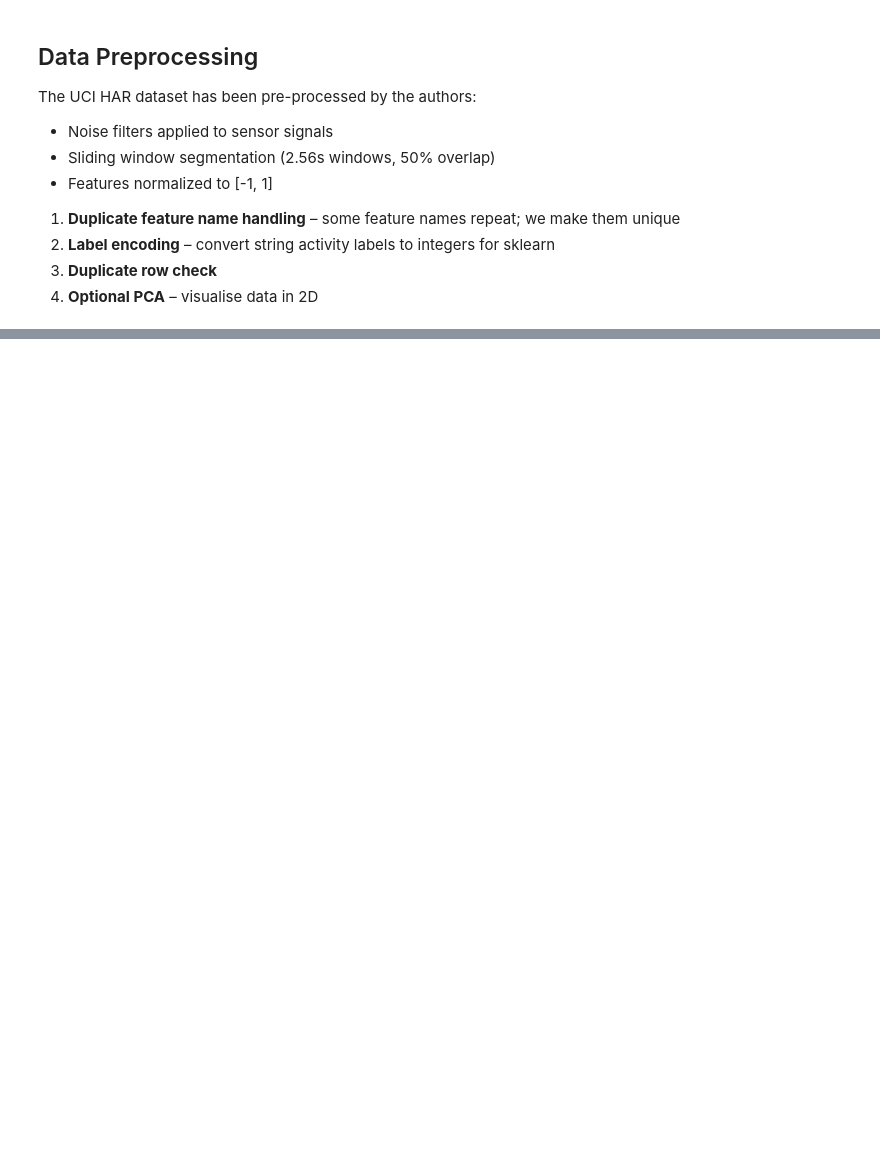
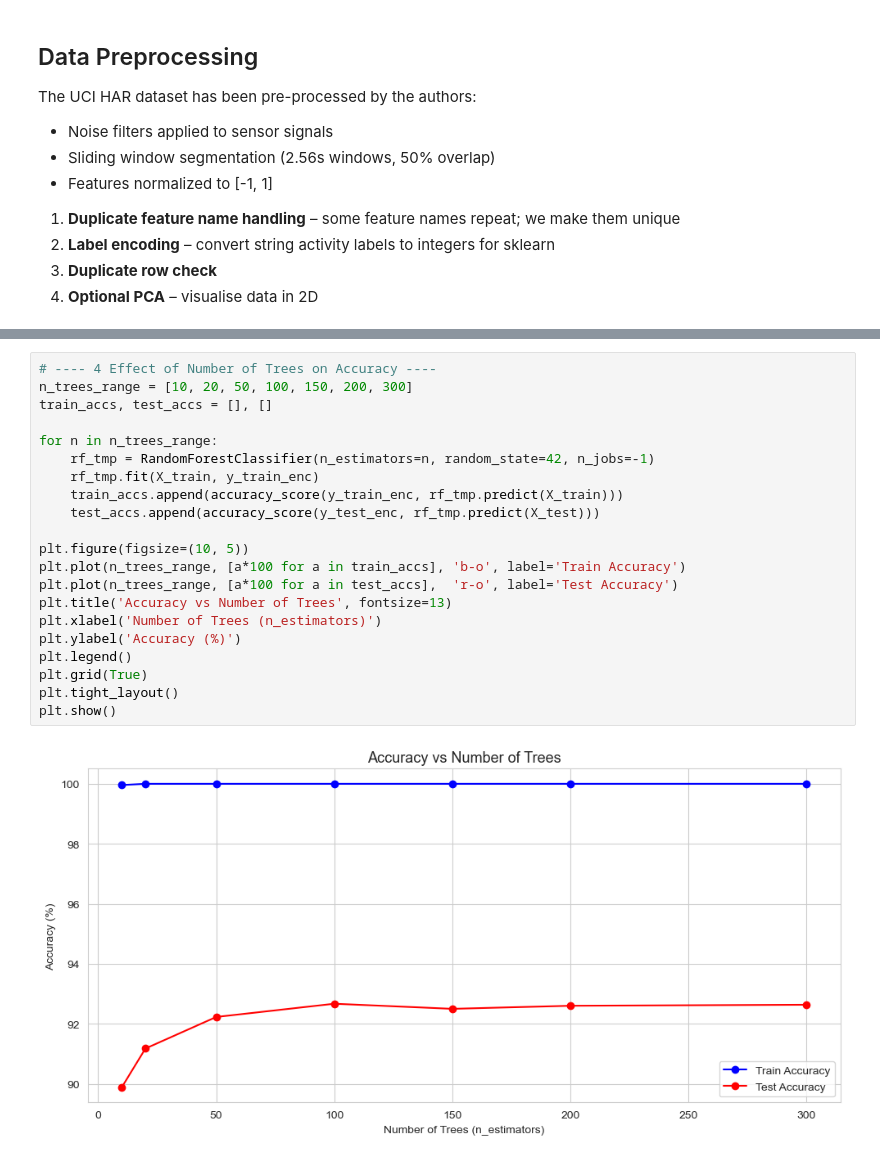
Before and after one commit to KavindiPathiraja/Machine-Learning-Assignment-, a Jupyter notebook: Random_Forest.ipynb, the cells around one changed output, grey strips where cells are left out. Drawn from its saved outputs; the diff is of its cells as text; blank space fills up the shorter version.

```diff
--- a/Random_Forest.ipynb
+++ b/Random_Forest.ipynb
@@ -217,0 +369,23 @@ print(f"Total variance explained by 2 PCs: {sum(pca.explained_variance_ratio_)*1
+# %%
+# ---- 4 Effect of Number of Trees on Accuracy ----
+n_trees_range = [10, 20, 50, 100, 150, 200, 300]
+train_accs, test_accs = [], []
+
+for n in n_trees_range:
+    rf_tmp = RandomForestClassifier(n_estimators=n, random_state=42, n_jobs=-1)
+    rf_tmp.fit(X_train, y_train_enc)
+    train_accs.append(accuracy_score(y_train_enc, rf_tmp.predict(X_train)))
+    test_accs.append(accuracy_score(y_test_enc, rf_tmp.predict(X_test)))
+
+plt.figure(figsize=(10, 5))
+plt.plot(n_trees_range, [a*100 for a in train_accs], 'b-o', label='Train Accuracy')
+plt.plot(n_trees_range, [a*100 for a in test_accs],  'r-o', label='Test Accuracy')
+plt.title('Accuracy vs Number of Trees', fontsize=13)
+plt.xlabel('Number of Trees (n_estimators)')
+plt.ylabel('Accuracy (%)')
+plt.legend()
+plt.grid(True)
+plt.tight_layout()
+plt.show()
+# %% [output]
+[figure, added]
```
Also changed, not shown: parts of 18 cells of this notebook.
